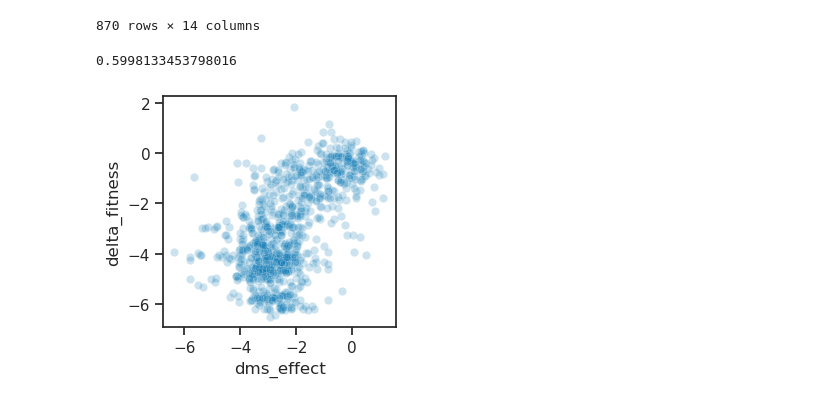
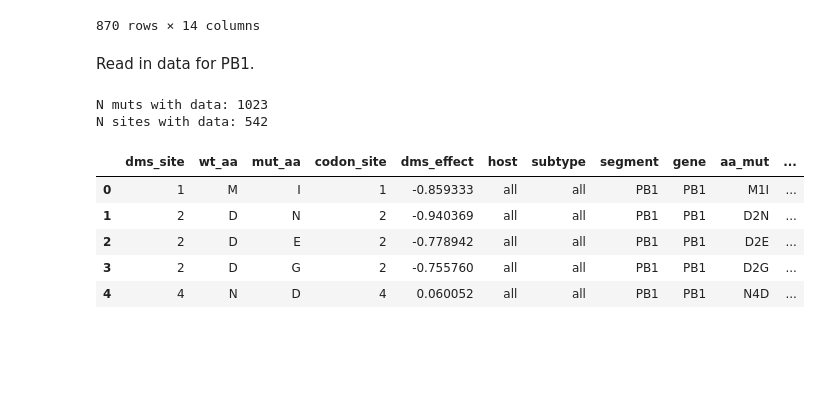
Before and after one commit to matsengrp/flu-mut-rates, a Jupyter notebook: notebooks/analyze_fitness_effects.ipynb, the cells around one changed output. Drawn from its saved outputs; the diff is of its cells as text; code cells hidden in the pictures; blank space fills up the shorter version.

```diff
--- a/notebooks/analyze_fitness_effects.ipynb
+++ b/notebooks/analyze_fitness_effects.ipynb
@@ -354,11 +330,34 @@ N sites with data: 340
 | 867 | 407 | W | R | 408 | -2.351493 | all | N1 | NA | NA | W408R | ... |
 | 868 | 407 | W | R | 408 | -4.840724 | all | N1 | NA | NA | W408R | ... |
 870 rows × 14 columns
-# %%
-print(na_dms_data['dms_effect'].corr(na_dms_data['delta_fitness']))
-plt.figure(figsize=[3,3])
-sns.scatterplot(x='dms_effect', y='delta_fitness', data=na_dms_data, alpha=0.2)
-plt.show()
-# %% [output]
-0.5998133453798016
-[figure, removed]
+# %% [markdown]
+Read in data for PB1.
+# %%
+# Get fitness data
+pb1_fitness_data = fitness_df[
+    (fitness_df['gene'] == 'PB1') &
+    (fitness_df['mut_class'] == 'nonsynonymous') &
+    (fitness_df['expected_count'] >= count_threshold_dms_comparison) &
+    (fitness_df['subtype'] == 'all')
+].copy()
+pb1_fitness_data['codon_site'] = pb1_fitness_data['codon_site'].astype(int)
+
+# Read in processed DMS data and merge with fitness data
+pb1_dms_data = (
+    pd.read_csv('../results/dms_data/Li_PB1/processed_dms_data.csv')
+    .rename(columns={'tree_reference_site': 'codon_site'})
+    .merge(pb1_fitness_data, on=['codon_site', 'wt_aa', 'mut_aa'], how='inner')
+    .sort_values('codon_site')
+)
+print('N muts with data:', len(pb1_dms_data))
+print('N sites with data:', pb1_dms_data['codon_site'].nunique())
+pb1_dms_data.head()
+# %% [output]
+N muts with data: 1023
+N sites with data: 542
+|  | dms_site | wt_aa | mut_aa | codon_site | dms_effect | host | subtype | segment | gene | aa_mut | ... |
+| 0 | 1 | M | I | 1 | -0.859333 | all | all | PB1 | PB1 | M1I | ... |
+| 1 | 2 | D | N | 2 | -0.940369 | all | all | PB1 | PB1 | D2N | ... |
+| 2 | 2 | D | E | 2 | -0.778942 | all | all | PB1 | PB1 | D2E | ... |
+| 3 | 2 | D | G | 2 | -0.755760 | all | all | PB1 | PB1 | D2G | ... |
+| 4 | 4 | N | D | 4 | 0.060052 | all | all | PB1 | PB1 | N4D | ... |
```
Also changed, not shown: parts of 11 cells of this notebook, 1 other file.
